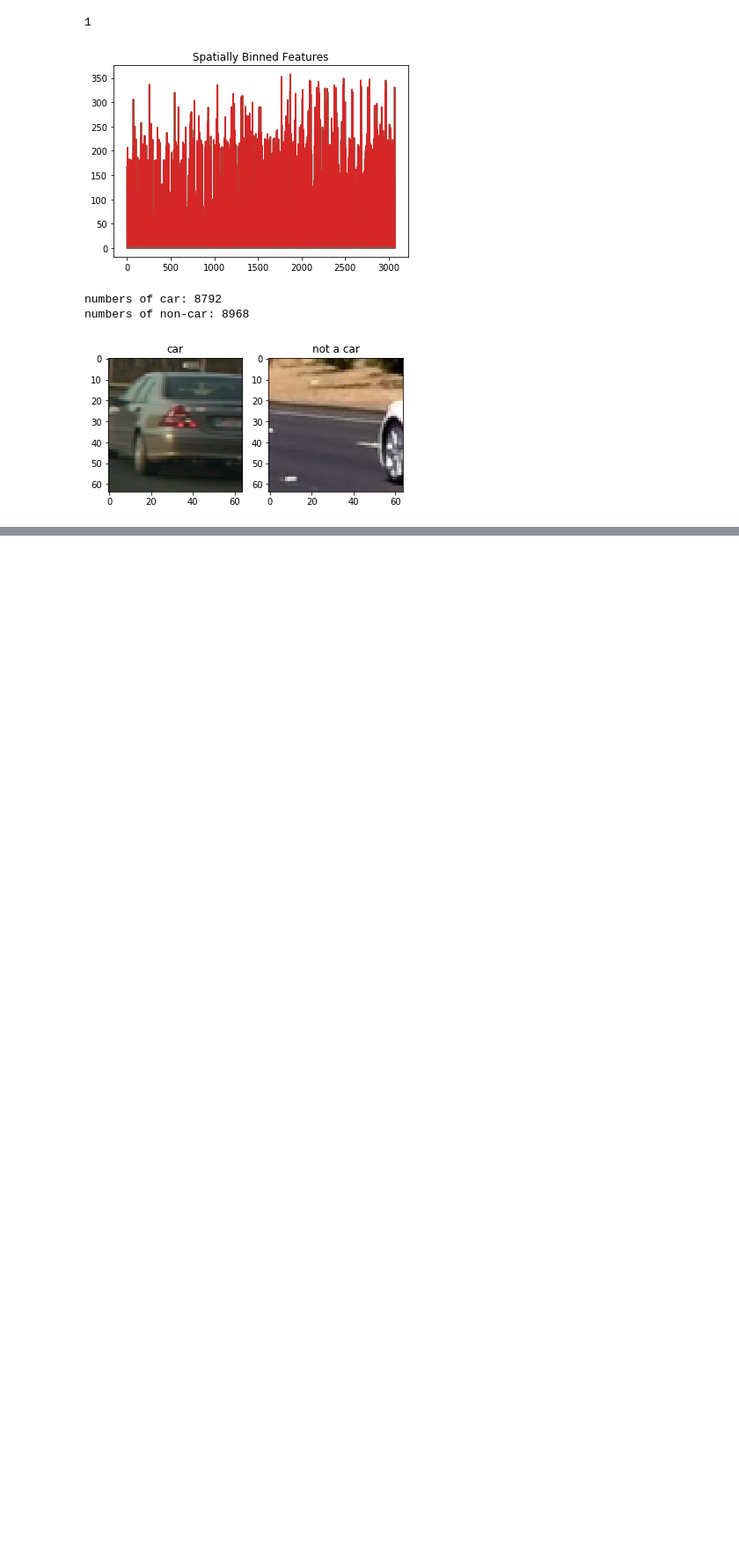
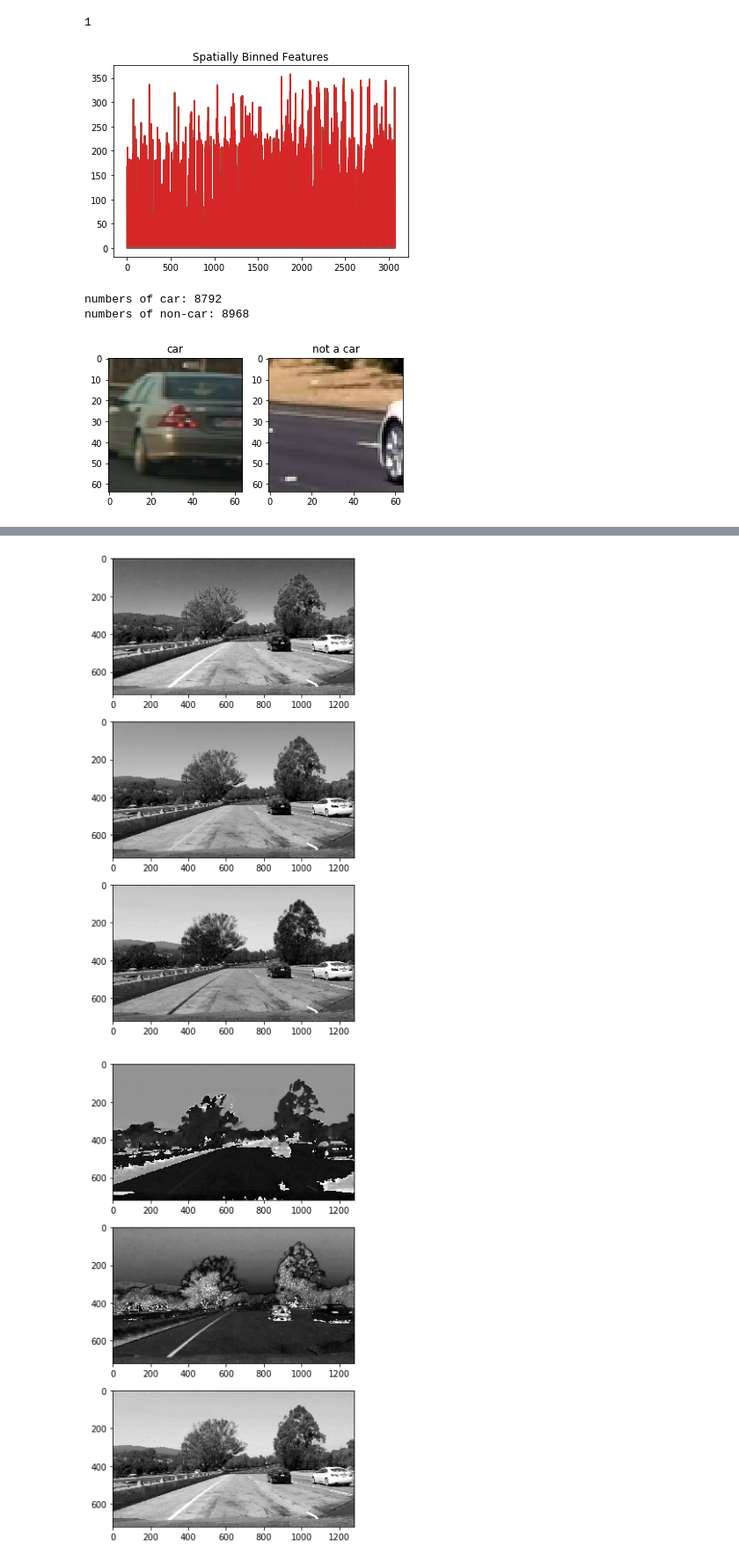
Before and after one commit to ledrui/Vehicle-Detection-CarND, a Jupyter notebook: data_exploration.ipynb, the cells around one changed output, grey strips where cells are left out. Shown at 88% size. Saved outputs shown, nothing was run; the diff lists cells and outputs as text; code cells hidden in the pictures; blank space fills up the shorter version.

```diff
--- a/data_exploration.ipynb
+++ b/data_exploration.ipynb
@@ -245,0 +285,35 @@ NameError: name 'hog' is not defined
+# %%
+def plotChannels(image, cspace ='RBG'):
+    if cspace != 'RGB':
+            if cspace == 'HSV':
+                feature_image = cv2.cvtColor(image, cv2.COLOR_RGB2HSV)
+            elif cspace == 'LUV':
+                feature_image = cv2.cvtColor(image, cv2.COLOR_RGB2LUV)
+            elif cspace == 'HLS':
+                feature_image = cv2.cvtColor(image, cv2.COLOR_RGB2HLS)
+            elif cspace == 'YUV':
+                feature_image = cv2.cvtColor(image, cv2.COLOR_RGB2YUV)
+            elif cspace == 'YCrCb':
+                feature_image = cv2.cvtColor(image, cv2.COLOR_RGB2YCrCb)
+    else:
+        feature_image = np.copy(image)
+
+    fig = plt.figure(figsize=(20,10))
+
+    plt.subplot(3,1,1)
+    plt.imshow(feature_image[:,:,0],cmap = 'gray')
+    plt.subplot(3,1,2)
+    plt.imshow(feature_image[:,:,1],cmap = 'gray')
+    plt.subplot(3,1,3)
+    plt.imshow(feature_image[:,:,2],cmap = 'gray')
+
+plt.show()
+# %%
+img =mpimg.imread('test_images/test1.jpg')
+
+interact(plotChannels, image=fixed(img),cspace={'RGB':'RGB','HSV':'HSV', 'LUV':'LUV','HLS':'HLS','YUV':'YUV','YCrCb':'YCrCb'})
+
+plt.show()
+# %% [output]
+[figure, added]
+[figure, added]
```
Also changed, not shown: parts of 9 cells of this notebook.
